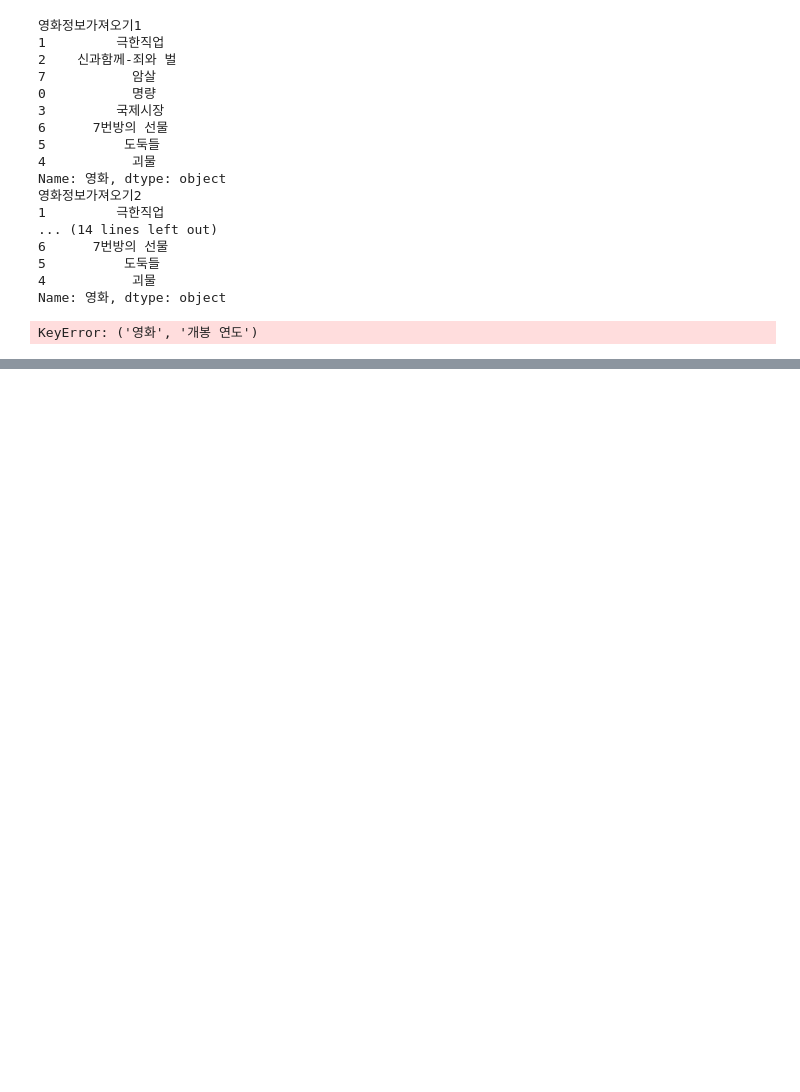
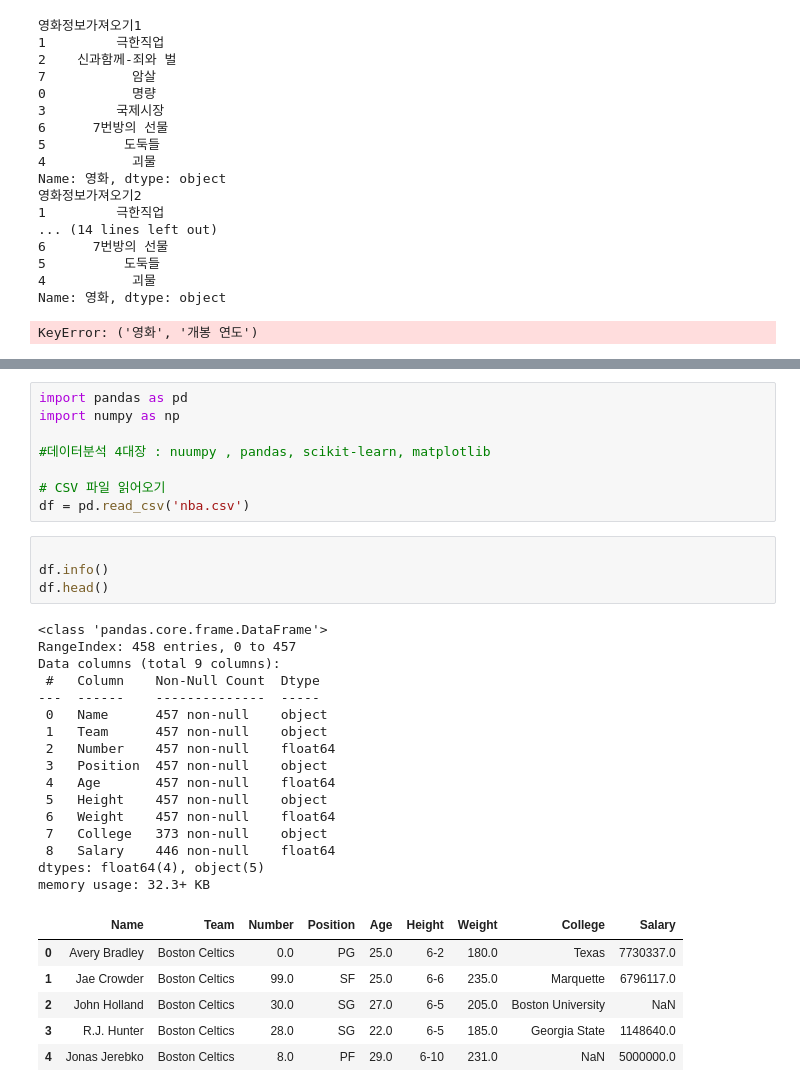
Before and after one commit to favorsyoon/python_advance, a Jupyter notebook: 04-24/pandas-basic.ipynb, the cells around one changed output, grey strips where cells are left out. Saved outputs shown, nothing was run; the diff lists cells and outputs as text; blank space fills up the shorter version.

Commit message:
NBA 데이터분석

```diff
--- a/04-24/pandas-basic.ipynb
+++ b/04-24/pandas-basic.ipynb
@@ -713,0 +720,35 @@ KeyError: ('영화', '개봉 연도')
+# %%
+import pandas as pd
+import numpy as np
+
+#데이터분석 4대장 : nuumpy , pandas, scikit-learn, matplotlib
+
+# CSV 파일 읽어오기
+df = pd.read_csv('nba.csv')
+# %%
+
+df.info()
+df.head()
+# %% [output]
+<class 'pandas.core.frame.DataFrame'>
+RangeIndex: 458 entries, 0 to 457
+Data columns (total 9 columns):
+ #   Column    Non-Null Count  Dtype
+---  ------    --------------  -----
+ 0   Name      457 non-null    object
+ 1   Team      457 non-null    object
+ 2   Number    457 non-null    float64
+ 3   Position  457 non-null    object
+ 4   Age       457 non-null    float64
+ 5   Height    457 non-null    object
+ 6   Weight    457 non-null    float64
+ 7   College   373 non-null    object
+ 8   Salary    446 non-null    float64
+dtypes: float64(4), object(5)
+memory usage: 32.3+ KB
+|  | Name | Team | Number | Position | Age | Height | Weight | College | Salary |
+| 0 | Avery Bradley | Boston Celtics | 0.0 | PG | 25.0 | 6-2 | 180.0 | Texas | 7730337.0 |
+| 1 | Jae Crowder | Boston Celtics | 99.0 | SF | 25.0 | 6-6 | 235.0 | Marquette | 6796117.0 |
+| 2 | John Holland | Boston Celtics | 30.0 | SG | 27.0 | 6-5 | 205.0 | Boston University | NaN |
+| 3 | R.J. Hunter | Boston Celtics | 28.0 | SG | 22.0 | 6-5 | 185.0 | Georgia State | 1148640.0 |
+| 4 | Jonas Jerebko | Boston Celtics | 8.0 | PF | 29.0 | 6-10 | 231.0 | NaN | 5000000.0 |
```
Also changed, not shown: parts of 7 cells of this notebook.
